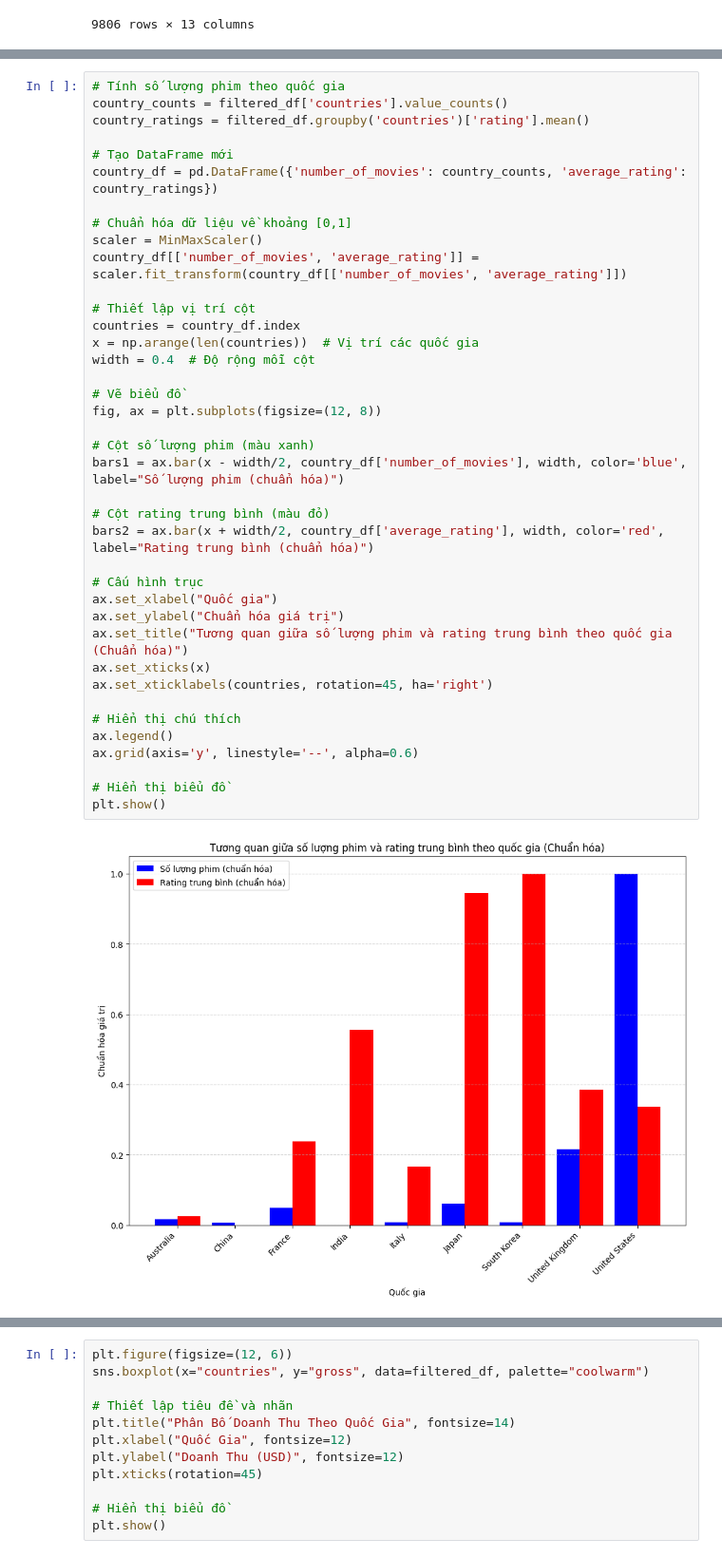
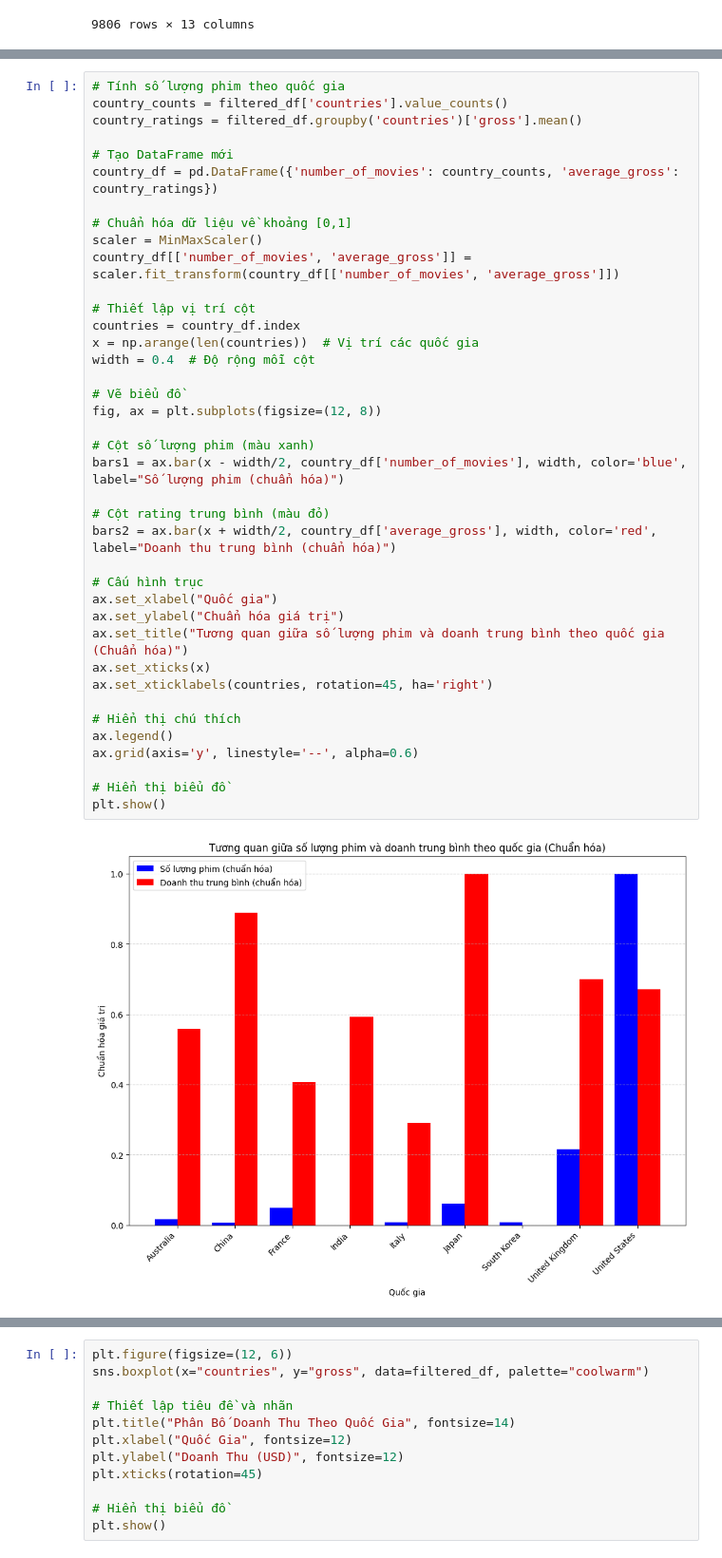
Before and after one commit to phuocnguyen2412/movie-analyst, a Jupyter notebook: Analyze_data_3.ipynb, the cells around one changed output, grey strips where cells are left out. Shown at 95% size. Drawn from its saved outputs; the diff is of its cells as text.

```diff
--- a/Analyze_data_3.ipynb
+++ b/Analyze_data_3.ipynb
@@ -210,42 +229,42 @@ plt.show()
 # %%
 # Tính số lượng phim theo quốc gia
 country_counts = filtered_df['countries'].value_counts()
-country_ratings = filtered_df.groupby('countries')['rating'].mean()
+country_ratings = filtered_df.groupby('countries')['gross'].mean()
 
 # Tạo DataFrame mới
-country_df = pd.DataFrame({'number_of_movies': country_counts, 'average_rating': country_ratings})
+country_df = pd.DataFrame({'number_of_movies': country_counts, 'average_gross': country_ratings})
 
 # Chuẩn hóa dữ liệu về khoảng [0,1]
 scaler = MinMaxScaler()
-country_df[['number_of_movies', 'average_rating']] = scaler.fit_transform(country_df[['number_of_movies', 'average_rating']])
+country_df[['number_of_movies', 'average_gross']] = scaler.fit_transform(country_df[['number_of_movies', 'average_gross']])
 
 # Thiết lập vị trí cột
 countries = country_df.index
 x = np.arange(len(countries))  # Vị trí các quốc gia
 width = 0.4  # Độ rộng mỗi cột
 
 # Vẽ biểu đồ
 fig, ax = plt.subplots(figsize=(12, 8))
 
 # Cột số lượng phim (màu xanh)
 bars1 = ax.bar(x - width/2, country_df['number_of_movies'], width, color='blue', label="Số lượng phim (chuẩn hóa)")
 
 # Cột rating trung bình (màu đỏ)
-bars2 = ax.bar(x + width/2, country_df['average_rating'], width, color='red', label="Rating trung bình (chuẩn hóa)")
+bars2 = ax.bar(x + width/2, country_df['average_gross'], width, color='red', label="Doanh thu trung bình (chuẩn hóa)")
 
 # Cấu hình trục
 ax.set_xlabel("Quốc gia")
 ax.set_ylabel("Chuẩn hóa giá trị")
-ax.set_title("Tương quan giữa số lượng phim và rating trung bình theo quốc gia (Chuẩn hóa)")
+ax.set_title("Tương quan giữa số lượng phim và doanh trung bình theo quốc gia (Chuẩn hóa)")
 ax.set_xticks(x)
 ax.set_xticklabels(countries, rotation=45, ha='right')
 
 # Hiển thị chú thích
 ax.legend()
 ax.grid(axis='y', linestyle='--', alpha=0.6)
 
 # Hiển thị biểu đồ
 plt.show()
 # %% [output]
-[figure, old version]
+[figure, new version]
 # %% [markdown]
```
Also changed, not shown: parts of 14 cells of this notebook, 8 other files.
